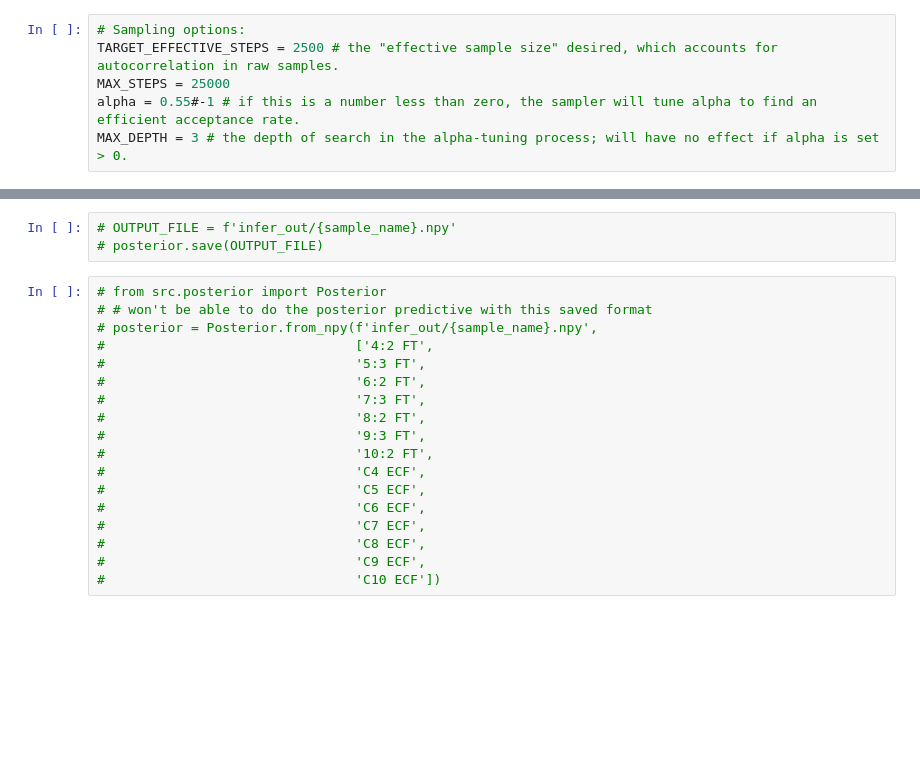
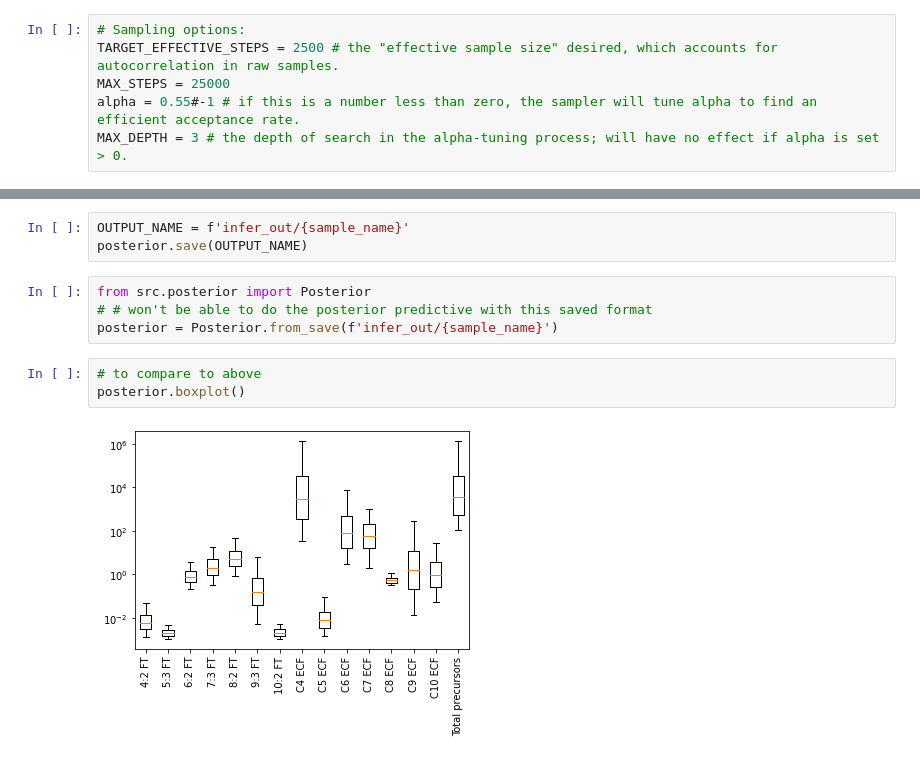
Before and after one commit to SunderlandLab/oxidizable-pfas-precursor-inference, a Jupyter notebook: demo_workbook.ipynb, the cells around one changed output, grey strips where cells are left out. Drawn from its saved outputs; the diff is of its cells as text; blank space fills up the shorter version.

Commit message:
some output saving and loading

```diff
--- a/demo_workbook.ipynb
+++ b/demo_workbook.ipynb
@@ -136,21 +134,12 @@ posterior.posterior_predictive(top_delta=top_delta, n_posterior=5000)
 # %%
-# OUTPUT_FILE = f'infer_out/{sample_name}.npy'
-# posterior.save(OUTPUT_FILE)
+OUTPUT_NAME = f'infer_out/{sample_name}'
+posterior.save(OUTPUT_NAME)
 # %%
-# from src.posterior import Posterior
+from src.posterior import Posterior
 # # won't be able to do the posterior predictive with this saved format
-# posterior = Posterior.from_npy(f'infer_out/{sample_name}.npy',
-#                                ['4:2 FT',
-#                                '5:3 FT',
-#                                '6:2 FT',
-#                                '7:3 FT',
-#                                '8:2 FT',
-#                                '9:3 FT',
-#                                '10:2 FT',
-#                                'C4 ECF',
-#                                'C5 ECF',
-#                                'C6 ECF',
-#                                'C7 ECF',
-#                                'C8 ECF',
-#                                'C9 ECF',
-#                                'C10 ECF'])
+posterior = Posterior.from_save(f'infer_out/{sample_name}')
+# %%
+# to compare to above
+posterior.boxplot()
+# %% [output]
+[figure, added]
```
Also changed, not shown: parts of 8 cells of this notebook, 6 other files.
